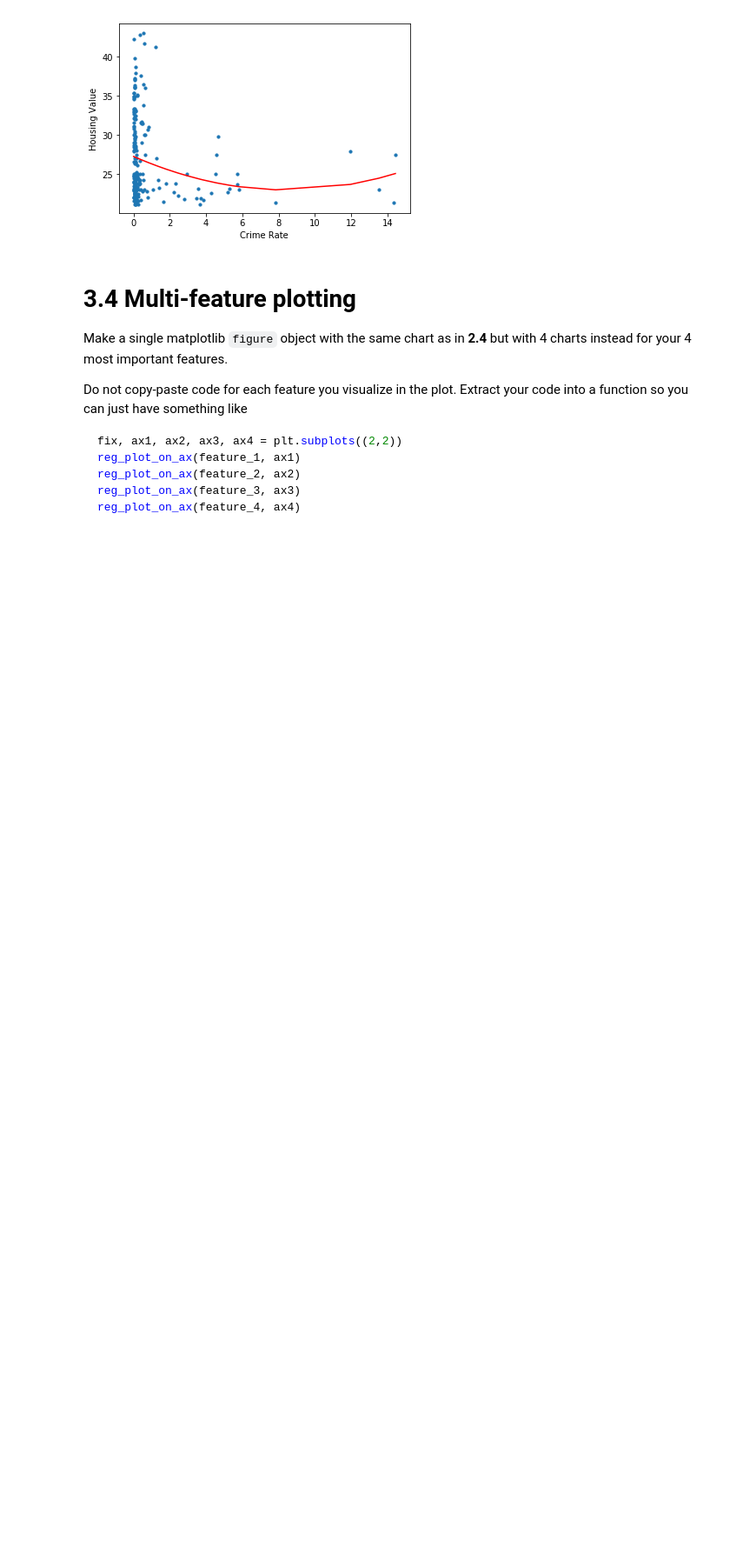
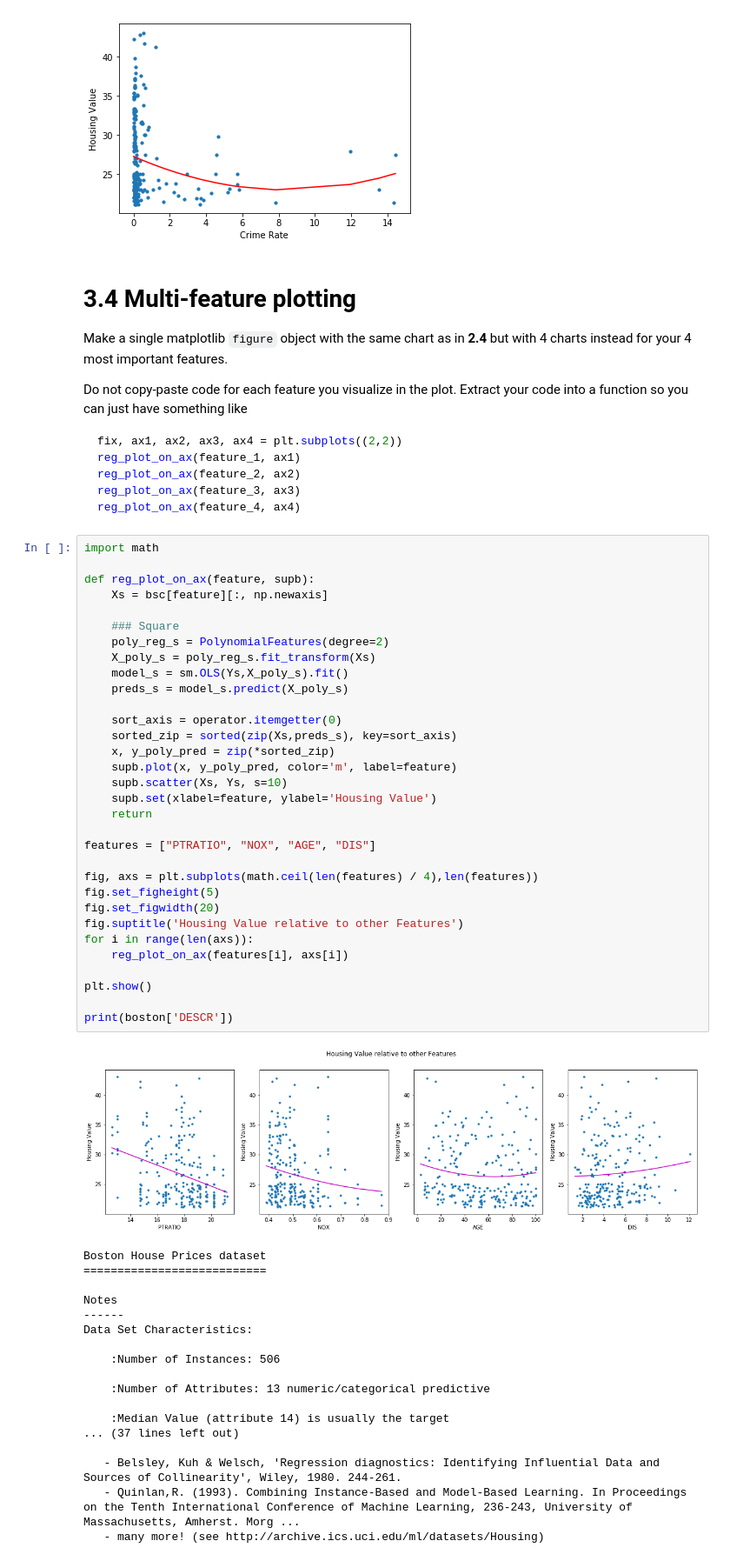
Before and after one commit to cb-ds-1/m3-1-regression, a Jupyter notebook: workshop.ipynb, the cells around one changed output. Shown: that part at 87% size. Drawn from its saved outputs; the diff is of its cells as text; blank space fills up the shorter version.

````diff
--- a/workshop.ipynb
+++ b/workshop.ipynb
@@ -585,3 +585,54 @@ reg_plot_on_ax(feature_2, ax2)
 reg_plot_on_ax(feature_3, ax3)
 reg_plot_on_ax(feature_4, ax4)
 ```
+# %%
+import math
+
+def reg_plot_on_ax(feature, supb):
+    Xs = bsc[feature][:, np.newaxis]
+
+    ### Square
+    poly_reg_s = PolynomialFeatures(degree=2)
+    X_poly_s = poly_reg_s.fit_transform(Xs)
+    model_s = sm.OLS(Ys,X_poly_s).fit()
+    preds_s = model_s.predict(X_poly_s)
+
+    sort_axis = operator.itemgetter(0)
+    sorted_zip = sorted(zip(Xs,preds_s), key=sort_axis)
+    x, y_poly_pred = zip(*sorted_zip)
+    supb.plot(x, y_poly_pred, color='m', label=feature)
+    supb.scatter(Xs, Ys, s=10)
+    supb.set(xlabel=feature, ylabel='Housing Value')
+    return
+
+features = ["PTRATIO", "NOX", "AGE", "DIS"]
+
+fig, axs = plt.subplots(math.ceil(len(features) / 4),len(features))
+fig.set_figheight(5)
+fig.set_figwidth(20)
+fig.suptitle('Housing Value relative to other Features')
+for i in range(len(axs)):
+    reg_plot_on_ax(features[i], axs[i])
+
+plt.show()
+
+print(boston['DESCR'])
+# %% [output]
+[figure, added]
+Boston House Prices dataset
+===========================
+
+Notes
+------
+Data Set Characteristics:
+
+    :Number of Instances: 506
+
+    :Number of Attributes: 13 numeric/categorical predictive
+
+    :Median Value (attribute 14) is usually the target
+... (37 lines left out)
+
+   - Belsley, Kuh & Welsch, 'Regression diagnostics: Identifying Influential Data and Sources of Collinearity', Wiley, 1980. 244-261.
+   - Quinlan,R. (1993). Combining Instance-Based and Model-Based Learning. In Proceedings on the Tenth International Conference of Machine Learning, 236-243, University of Massachusetts, Amherst. Morg ...
+   - many more! (see http://archive.ics.uci.edu/ml/datasets/Housing)
````
Also changed, not shown: parts of 2 cells of this notebook.
